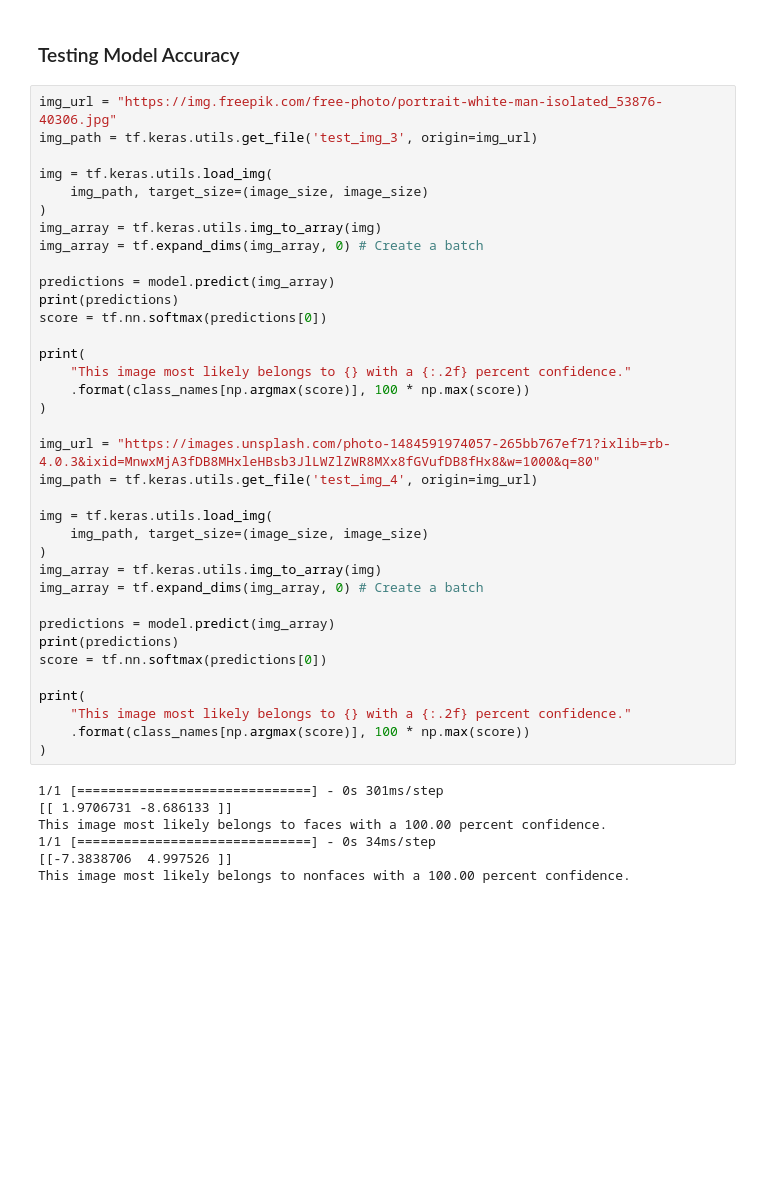
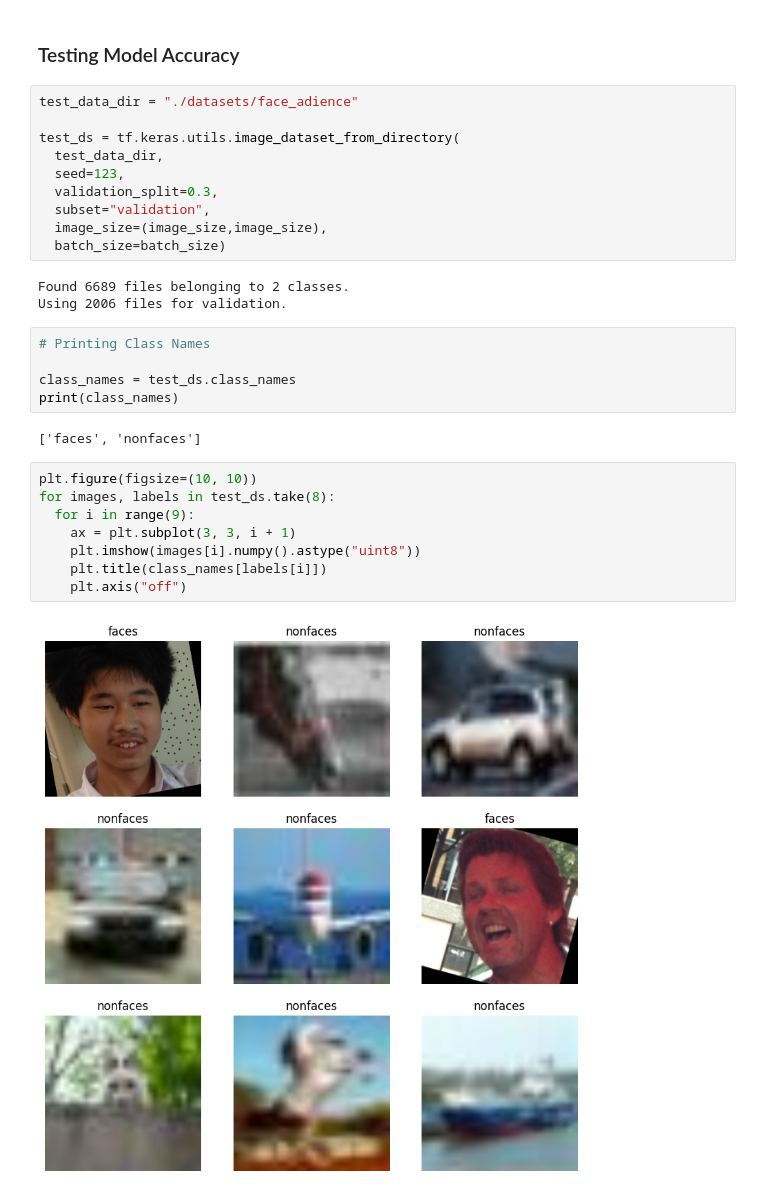
Before and after one commit to JoonLuther/FaceDetection, a Jupyter notebook: CNN_ijb.ipynb, the cells around one changed output. Cells and saved outputs as stored; diff of their text form; blank space fills up the shorter version.

Commit message:
display subset of testing results

```diff
--- a/CNN_ijb.ipynb
+++ b/CNN_ijb.ipynb
@@ -323,46 +297,33 @@ plt.show()
 [figure]
 # %% [markdown]
 ### Testing Model Accuracy
-# %%
-img_url = "https://img.freepik.com/free-photo/portrait-white-man-isolated_53876-40306.jpg"
-img_path = tf.keras.utils.get_file('test_img_3', origin=img_url)
-
-img = tf.keras.utils.load_img(
-    img_path, target_size=(image_size, image_size)
-)
-img_array = tf.keras.utils.img_to_array(img)
-img_array = tf.expand_dims(img_array, 0) # Create a batch
-
-predictions = model.predict(img_array)
-print(predictions)
-score = tf.nn.softmax(predictions[0])
-
-print(
-    "This image most likely belongs to {} with a {:.2f} percent confidence."
-    .format(class_names[np.argmax(score)], 100 * np.max(score))
-)
-
-img_url = "https://images.unsplash.com/photo-1484591974057-265bb767ef71?ixlib=rb-4.0.3&ixid=MnwxMjA3fDB8MHxleHBsb3JlLWZlZWR8MXx8fGVufDB8fHx8&w=1000&q=80"
-img_path = tf.keras.utils.get_file('test_img_4', origin=img_url)
-
-img = tf.keras.utils.load_img(
-    img_path, target_size=(image_size, image_size)
-)
-img_array = tf.keras.utils.img_to_array(img)
-img_array = tf.expand_dims(img_array, 0) # Create a batch
-
-predictions = model.predict(img_array)
-print(predictions)
-score = tf.nn.softmax(predictions[0])
-
-print(
-    "This image most likely belongs to {} with a {:.2f} percent confidence."
-    .format(class_names[np.argmax(score)], 100 * np.max(score))
-)
-# %% [output]
-1/1 [==============================] - 0s 301ms/step
-[[ 1.9706731 -8.686133 ]]
-This image most likely belongs to faces with a 100.00 percent confidence.
-1/1 [==============================] - 0s 34ms/step
-[[-7.3838706  4.997526 ]]
-This image most likely belongs to nonfaces with a 100.00 percent confidence.
+# %%
+test_data_dir = "./datasets/face_adience"
+
+test_ds = tf.keras.utils.image_dataset_from_directory(
+  test_data_dir,
+  seed=123,
+  validation_split=0.3,
+  subset="validation",
+  image_size=(image_size,image_size),
+  batch_size=batch_size)
+# %% [output]
+Found 6689 files belonging to 2 classes.
+Using 2006 files for validation.
+# %%
+# Printing Class Names
+
+class_names = test_ds.class_names
+print(class_names)
+# %% [output]
+['faces', 'nonfaces']
+# %%
+plt.figure(figsize=(10, 10))
+for images, labels in test_ds.take(8):
+  for i in range(9):
+    ax = plt.subplot(3, 3, i + 1)
+    plt.imshow(images[i].numpy().astype("uint8"))
+    plt.title(class_names[labels[i]])
+    plt.axis("off")
+# %% [output]
+[figure, added]
```
Also changed, not shown: parts of 12 cells of this notebook, 2 other files.
